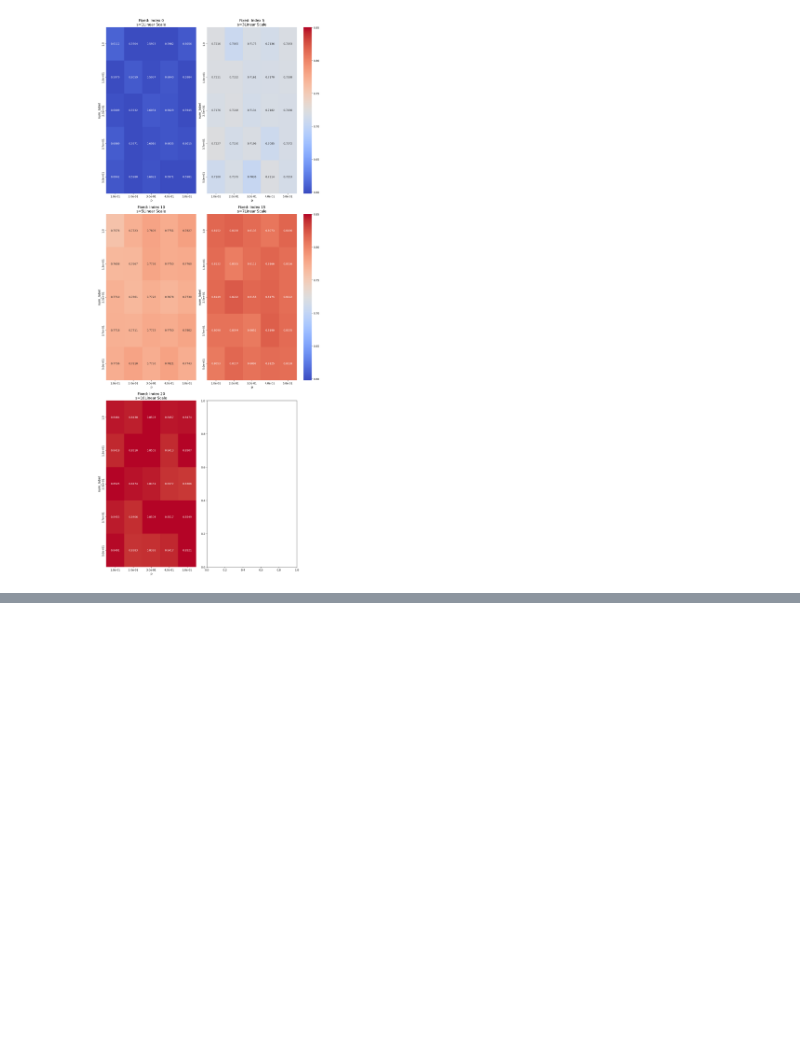
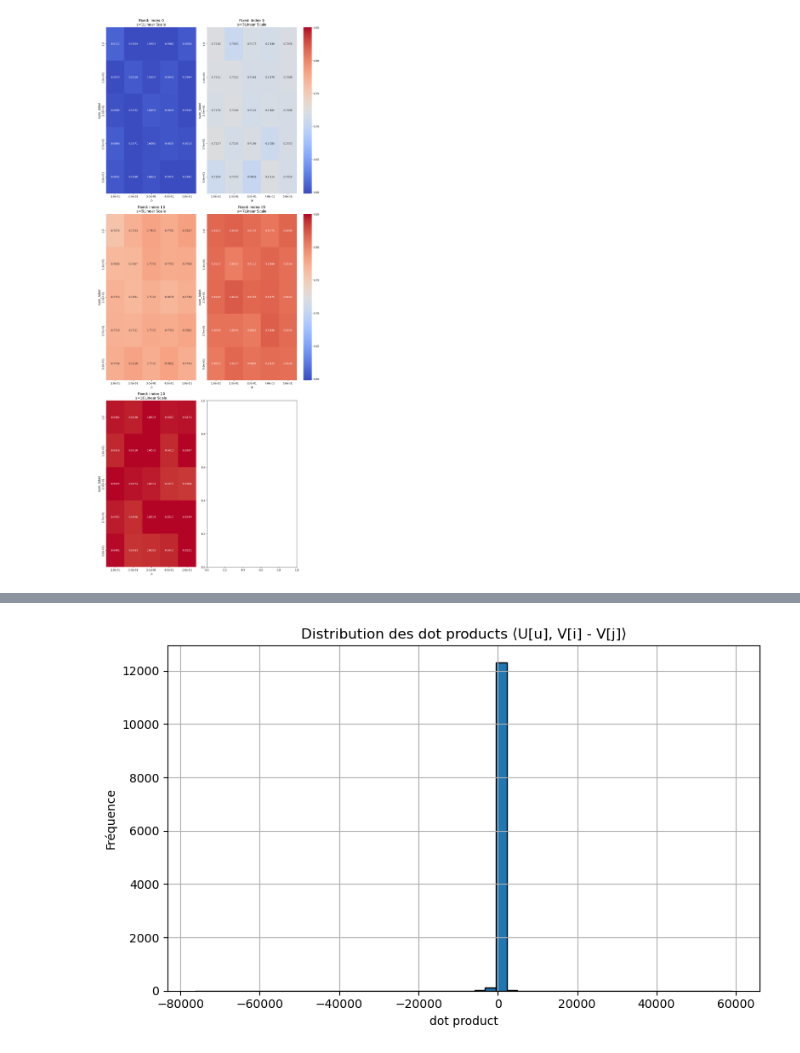
Before and after one commit to MayeulCassier/Matrix-Factorization-With-Comparison-Data, a Jupyter notebook: generation_analysis.ipynb, the cells around one changed output, grey strips where cells are left out. Saved outputs shown, nothing was run; the diff lists cells and outputs as text; code cells hidden in the pictures; blank space fills up the shorter version.

```diff
--- a/generation_analysis.ipynb
+++ b/generation_analysis.ipynb
@@ -99,0 +371,82 @@ Saved heatmap as Results/heatmap_gt_accuracy_numlabel_p_s.png
+# %%
+import torch
+import matplotlib.pyplot as plt
+from torch.nn.functional import sigmoid
+from generation_data import generate_embeddings
+from helpers import BTLPreferenceDataset
+import numpy as np
+
+# Paramètres
+n = 100
+m = 500
+
+p = 0.5
+s = 5
+K = 1
+device = "cpu"
+d=5
+# Générer les embeddings
+X = generate_embeddings(n=n, m=m, d=d, device=device)
+
+# Créer le dataset
+num_datapoints = int(n * m * p / 2)
+dataset = BTLPreferenceDataset(X, num_datapoints=num_datapoints, scale=s, K=K)
+
+# Extraire les dot products et sigmoids
+dots = []
+sigmoids = []
+
+for (u, i, j, label) in dataset:
+    dot = X[u,i] - X[u,j]
+    dots.append(dot.item())
+    sigmoids.append(sigmoid(s * dot).item())
+
+# ➤ 1. Plot des dot products
+plt.figure(figsize=(8, 5))
+plt.hist(dots, bins=50, edgecolor='black')
+plt.title("Distribution des dot products ⟨U[u], V[i] - V[j]⟩")
+plt.xlabel("dot product")
+plt.ylabel("Fréquence")
+plt.grid(True)
+plt.tight_layout()
+plt.show()
+
+
+# ➤ 2. Plot des valeurs sigmoid(s · dot)
+plt.figure(figsize=(8, 5))
+plt.hist(sigmoids, bins=50, color='skyblue', edgecolor='black')
+plt.title("Distribution des sigmoid(s · dot)")
+plt.xlabel("sigmoid(s · ⟨U[u], V[i] - V[j]⟩)")
+plt.ylabel("Fréquence")
+plt.grid(True)
+plt.tight_layout()
+
+plt.show()
+
+# ➤ 3. Distribution des valeurs de U et V
+plt.figure(figsize=(8, 5))
+plt.hist(X.view(-1).numpy(), bins=50, alpha=0.6, label='X', color='purple')
+plt.title("Distribution des valeurs brutes de X")
+plt.xlabel("valeur")
+plt.ylabel("Fréquence")
+plt.legend()
+plt.grid(True)
+plt.tight_layout()
+
+plt.show()
+
+# ➤ 4. Affichage des valeurs statistiques
+dots_np = np.array(dots)
+sigmoids_np = np.array(sigmoids)
+X_np = X.cpu().view(-1).numpy()
+
+print("\n--- Statistiques ---")
+print(f"DOT PRODUCT  : mean = {dots_np.mean():.4f}, std = {dots_np.std():.4f}")
+print(f"SIGMOID SCORES: mean = {sigmoids_np.mean():.4f}, std = {sigmoids_np.std():.4f}")
+print(f"U values     : mean = {X_np.mean():.4f}, std = {X_np.std():.4f}")
+# print the min and max of the values of U and V, of the sigmoid and of the dot product
+print(f"U values     : min = {X_np.min():.4f}, max = {X_np.max():.4f}")
+print(f"DOT PRODUCT  : min = {dots_np.min():.4f}, max = {dots_np.max():.4f}")
+print(f"SIGMOID SCORES: min = {sigmoids_np.min():.4f}, max = {sigmoids_np.max():.4f}")
+# %% [output]
+[figure, added]
```
Also changed, not shown: parts of 21 cells of this notebook, 5 other files.
